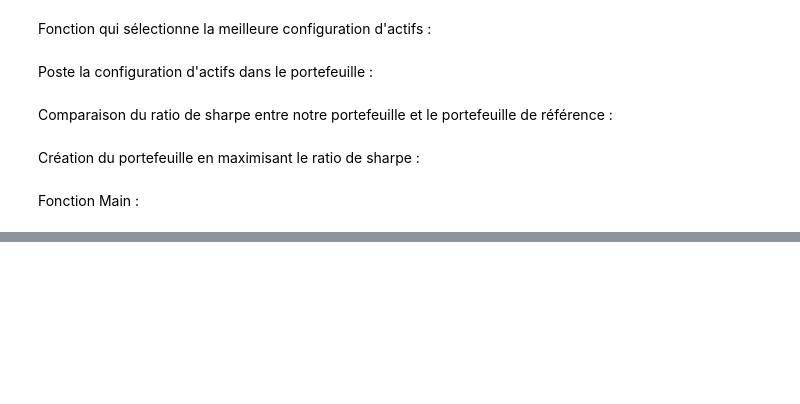
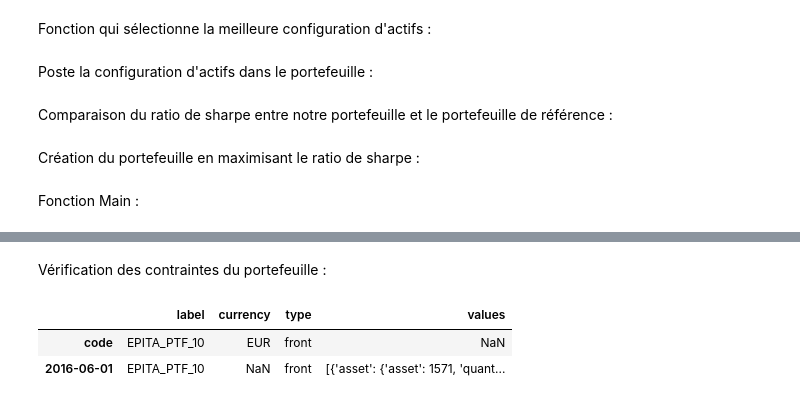
Before and after one commit to ArthurBiragnet/Dolphin, a Jupyter notebook: Dolphin Project.ipynb, the cells around one changed output, grey strips where cells are left out. Cells and saved outputs as stored; diff of their text form; code cells hidden in the pictures; blank space fills up the shorter version.

```diff
--- a/Dolphin Project.ipynb
+++ b/Dolphin Project.ipynb
@@ -572,0 +584,14 @@ Sharpe ratio in ref portfolio : 0,146571943186
+# %% [markdown]
+Vérification des contraintes du portefeuille :
+# %%
+
+df_assets = df_convert_type(pd.read_json(get_data('asset/')), df_currency_rate)
+our_portfolio_id = get_portfolio_id(df_assets, 'EPITA_PTF_10')
+
+df_assets = get_df_asset('2016-06-01', df_currency_rate)
+df_portfolio = get_portfolio(our_portfolio_id)
+df_portfolio
+# %% [output]
+|  | label | currency | type | values |
+| code | EPITA_PTF_10 | EUR | front | NaN |
+| 2016-06-01 | EPITA_PTF_10 | NaN | front | [{'asset': {'asset': 1571, 'quant... |
```
Also changed, not shown: parts of 12 cells of this notebook.
